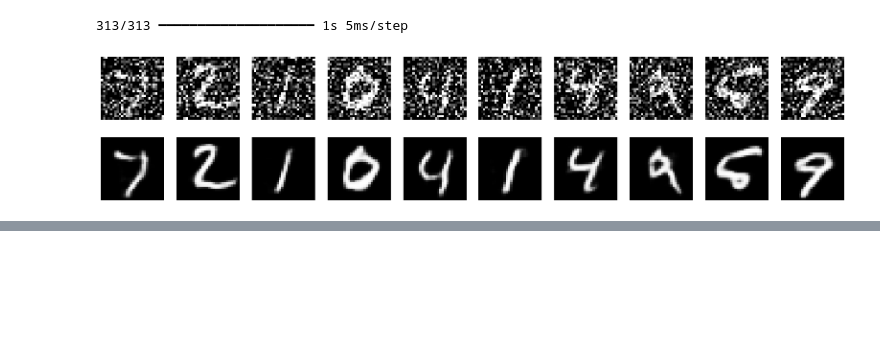
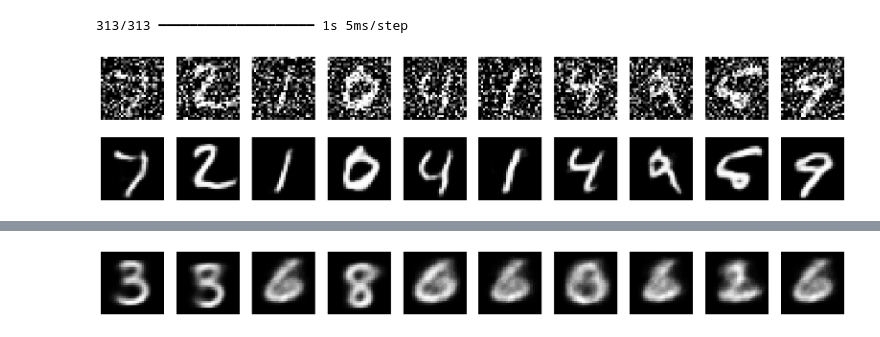
Before and after one commit to slinusc/Artificial_Intelligence_Course_NTUT, a Jupyter notebook: hw3/baseline.ipynb, the cells around one changed output, grey strips where cells are left out. Drawn from its saved outputs; the diff is of its cells as text; code cells hidden in the pictures; blank space fills up the shorter version.

```diff
--- a/hw3/baseline.ipynb
+++ b/hw3/baseline.ipynb
@@ -299,0 +301,21 @@ VAE MSE: 0.037012502551078796
+# %%
+# Generate new samples from the latent space
+def generate_new_samples(decoder, n_samples=10):
+    # Randomly sample points from the latent space (using standard normal distribution)
+    sampled_latent_vectors = np.random.normal(size=(n_samples, 2))  # latent_dim = 2
+
+    # Generate new samples using the decoder
+    generated_images = decoder.predict(sampled_latent_vectors)
+
+    # Plot the generated samples
+    plt.figure(figsize=(20, 4))
+    for i in range(n_samples):
+        plt.subplot(1, n_samples, i + 1)
+        plt.imshow(generated_images[i].squeeze(), cmap="gray")
+        plt.axis("off")
+    #plt.suptitle("Generated Samples from Latent Space")
+    plt.show()
+
+# Assuming the decoder is already defined
+generate_new_samples(decoder, n_samples=10)
+# %% [output]
@@ -299,0 +323 @@ VAE MSE: 0.037012502551078796
+[figure, added]
```
Also changed, not shown: parts of 3 cells of this notebook, 8 other files.
